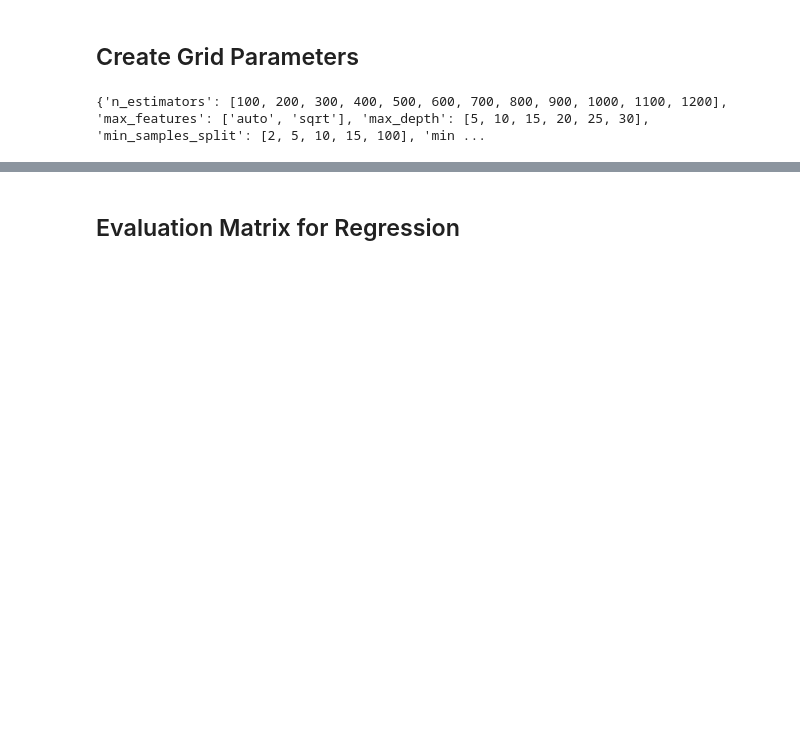
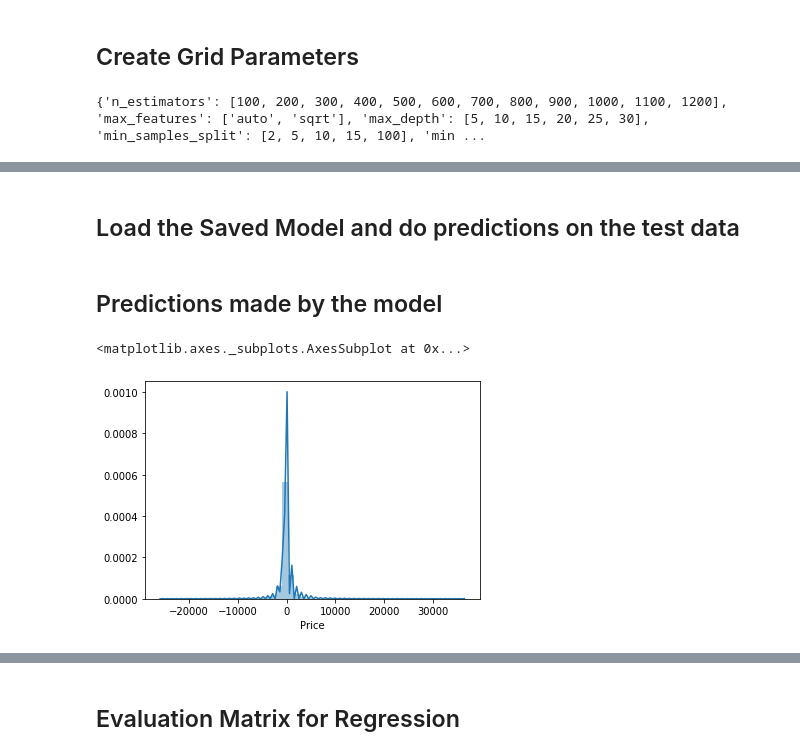
Before and after one commit to plaban1981/MachieHack, a Jupyter notebook: Airflight_Prediction.ipynb, the cells around one changed output, grey strips where cells are left out. Drawn from its saved outputs; the diff is of its cells as text; code cells hidden in the pictures; blank space fills up the shorter version.

```diff
--- a/Airflight_Prediction.ipynb
+++ b/Airflight_Prediction.ipynb
@@ -664,2 +707,19 @@ rf_random.best_score_
+# %%
+import pickle
+# saving the model to the local file system
+filename = 'RandomForestRegressor_model.pickle'
+pickle.dump(rf, open(filename, 'wb'))
+# %% [markdown]
+## Load the Saved Model and do predictions on the test data
+# %%
+loaded_model = pickle.load(open(filename, 'rb'))
+# %% [markdown]
+## Predictions made by the model
 # %%
-y_pred=rf_random.predict(X_test)
+y_pred=loaded_model.predict(X_test)
+# %%
+import seaborn as sns
+sns.distplot(y_test-y_pred)
+# %% [output]
+<matplotlib.axes._subplots.AxesSubplot at 0x...>
+[figure, added]
```
Also changed, not shown: parts of 14 cells of this notebook.
